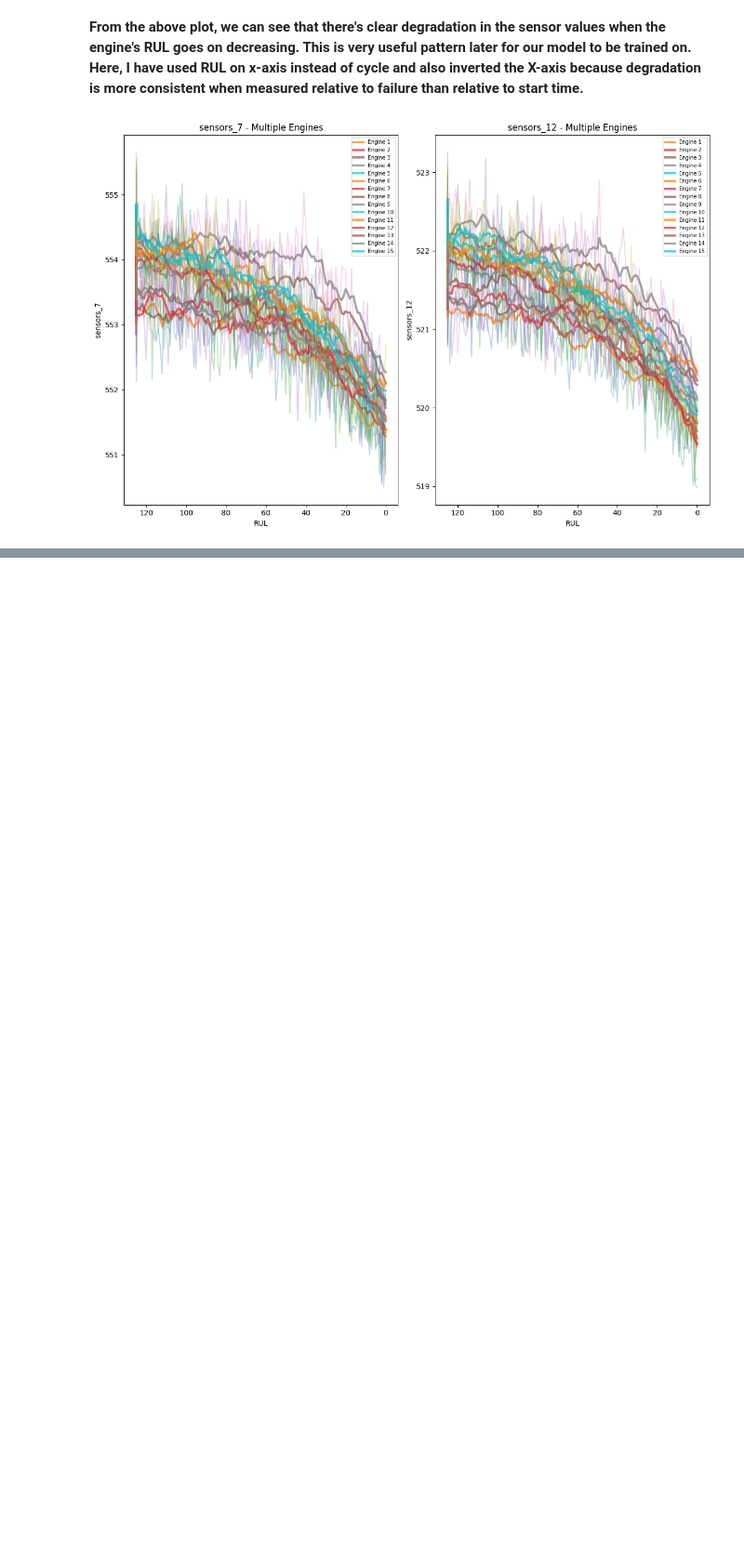
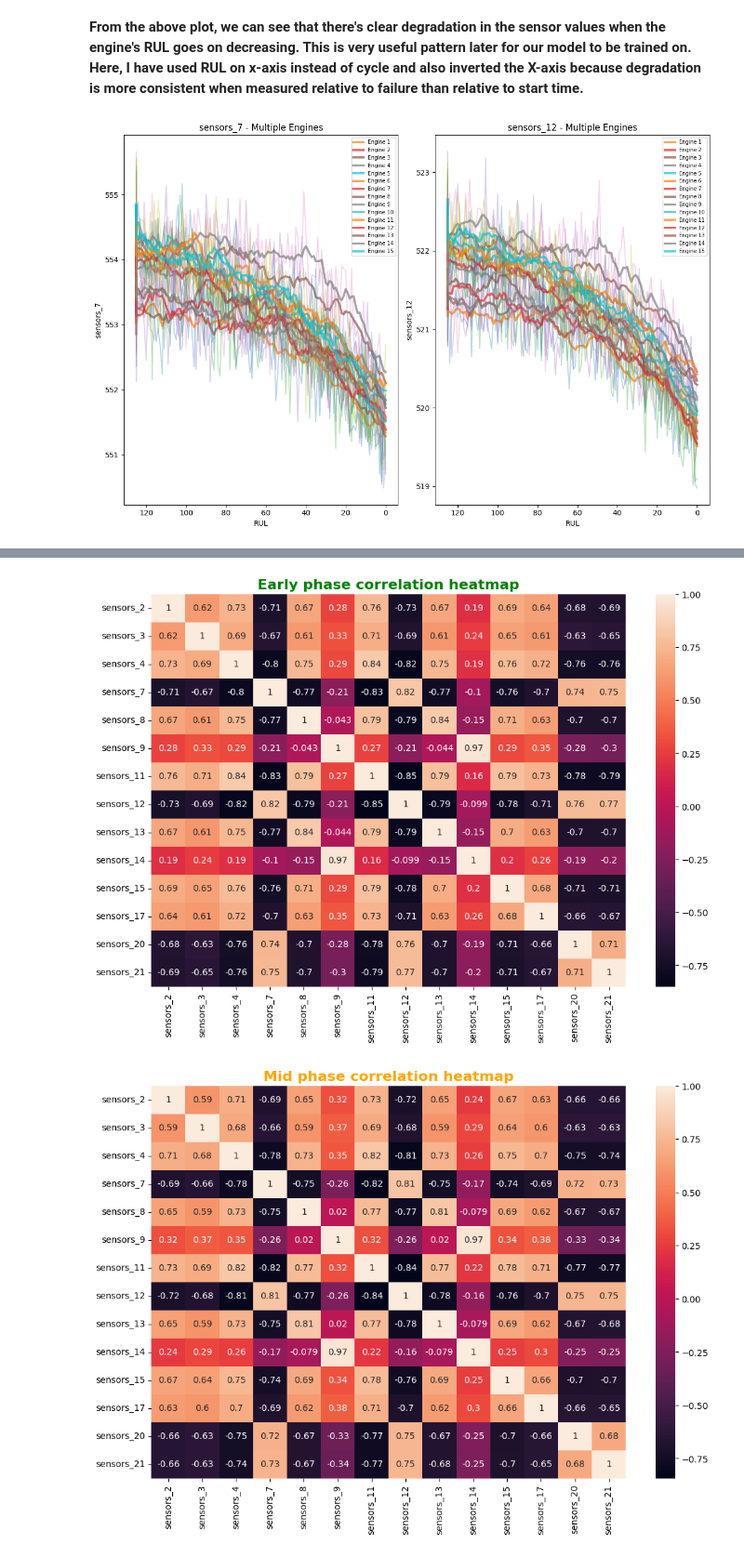
Before and after one commit to rikesh28/predictive_maintenance_engine, a Jupyter notebook: notebooks/01_EDA_domain_analysis.ipynb, the cells around one changed output, grey strips where cells are left out. Shown at 93% size. Saved outputs shown, nothing was run; the diff lists cells and outputs as text; code cells hidden in the pictures; blank space fills up the shorter version.

```diff
--- a/notebooks/01_EDA_domain_analysis.ipynb
+++ b/notebooks/01_EDA_domain_analysis.ipynb
@@ -410,0 +498,31 @@ plt.show()
+# %%
+# I want to see the correlation over 3 phases now like early, mid and late phase of sensors and how they will correlate
+# over 3 different phases
+
+div = len(train_df_fd001) // 3  # Dividing into 3 equal parts
+
+early_phase = train_df_fd001[useful_sensors].head(div)
+mid_phase = train_df_fd001[useful_sensors].iloc[div:2*div]
+late_phase = train_df_fd001[useful_sensors].tail(div)
+# %%
+early_phase_corr = early_phase.corr(method = 'pearson')
+mid_phase_corr = mid_phase.corr(method = 'pearson')
+late_phase_corr = late_phase.corr(method = 'pearson')
+
+plt.figure(figsize = (12,8))
+sns.heatmap(early_phase_corr, annot = True)
+plt.title('Early phase correlation heatmap', fontsize = 16, fontweight = 'bold', color = 'green')
+plt.show()
+
+plt.figure(figsize = (12,8))
+sns.heatmap(mid_phase_corr, annot = True)
+plt.title('Mid phase correlation heatmap', fontsize = 16, fontweight = 'bold', color = 'orange')
+plt.show()
+
+plt.figure(figsize = (12,8))
+sns.heatmap(late_phase_corr, annot = True)
+plt.title('Late phase correlation heatmap', fontsize = 16, fontweight = 'bold', color = 'red')
+plt.show()
+# %% [output]
+[figure, added]
+[figure, added]
```
Also changed, not shown: parts of 15 cells of this notebook.
